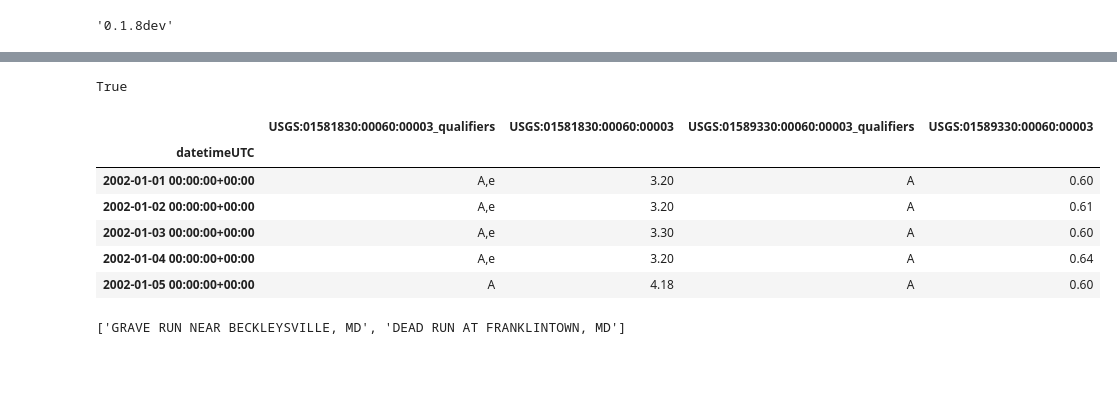
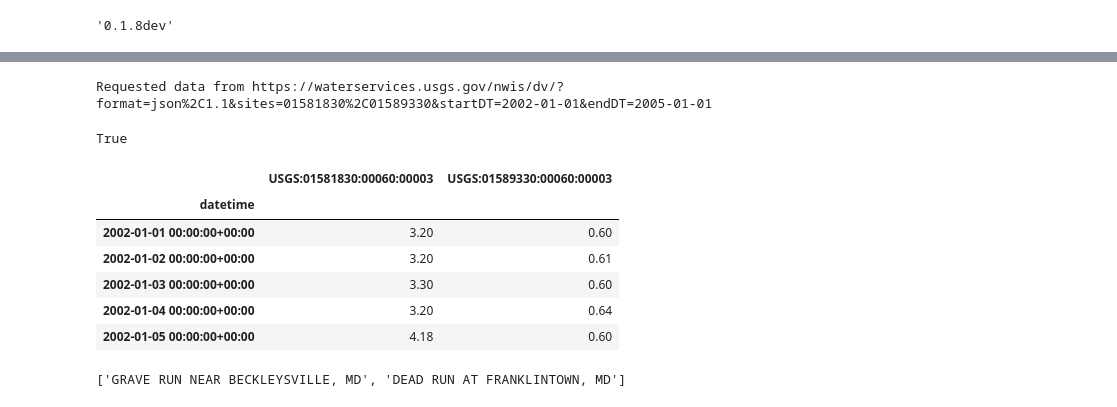
Before and after one commit to mroberge/hydrofunctions, a Jupyter notebook: notebooks/Comparing_Urban_and_Rural_Streams.ipynb, the cells around one changed output, grey strips where cells are left out. Saved outputs shown, nothing was run; the diff lists cells and outputs as text; code cells hidden in the pictures; blank space fills up the shorter version.

```diff
--- a/notebooks/Comparing_Urban_and_Rural_Streams.ipynb
+++ b/notebooks/Comparing_Urban_and_Rural_Streams.ipynb
@@ -22,22 +22,23 @@ hf.draw_map()
 # %%
 # request data for our two sites for a three-year period.
 sites = ['01581830', '01589330']
-request = hf.NWIS(sites, start_date='2002-01-01', end_date='2005-01-01').get_data()
+request = hf.NWIS(sites, start_date='2002-01-01', end_date='2005-01-01')
 request.ok # Verify that the data request went fine.
 # %% [output]
-True
+Requested data from https://waterservices.usgs.gov/nwis/dv/?format=json%2C1.1&sites=01581830%2C01589330&startDT=2002-01-01&endDT=2005-01-01
+True
 # %%
-# We'll store our data in a dataframe named 'Q'
-Q = request.df()
+# We'll store our discharge data in a dataframe named 'Q'
+Q = request.df('discharge')
 Q.head()  # Print the first five rows to verify.
 # %% [output]
-|  | USGS:01581830:00060:00003_qualifiers | USGS:01581830:00060:00003 | USGS:01589330:00060:00003_qualifiers | USGS:01589330:00060:00003 |
-| datetimeUTC |  |  |  |  |
-| 2002-01-01 00:00:00+00:00 | A,e | 3.20 | A | 0.60 |
-| 2002-01-02 00:00:00+00:00 | A,e | 3.20 | A | 0.61 |
-| 2002-01-03 00:00:00+00:00 | A,e | 3.30 | A | 0.60 |
-| 2002-01-04 00:00:00+00:00 | A,e | 3.20 | A | 0.64 |
-| 2002-01-05 00:00:00+00:00 | A | 4.18 | A | 0.60 |
+|  | USGS:01581830:00060:00003 | USGS:01589330:00060:00003 |
+| datetime |  |  |
+| 2002-01-01 00:00:00+00:00 | 3.20 | 0.60 |
+| 2002-01-02 00:00:00+00:00 | 3.20 | 0.61 |
+| 2002-01-03 00:00:00+00:00 | 3.30 | 0.60 |
+| 2002-01-04 00:00:00+00:00 | 3.20 | 0.64 |
+| 2002-01-05 00:00:00+00:00 | 4.18 | 0.60 |
 # %%
 # What are the names for our two sites?
 request.siteName
```
Also changed, not shown: parts of 3 cells of this notebook.
